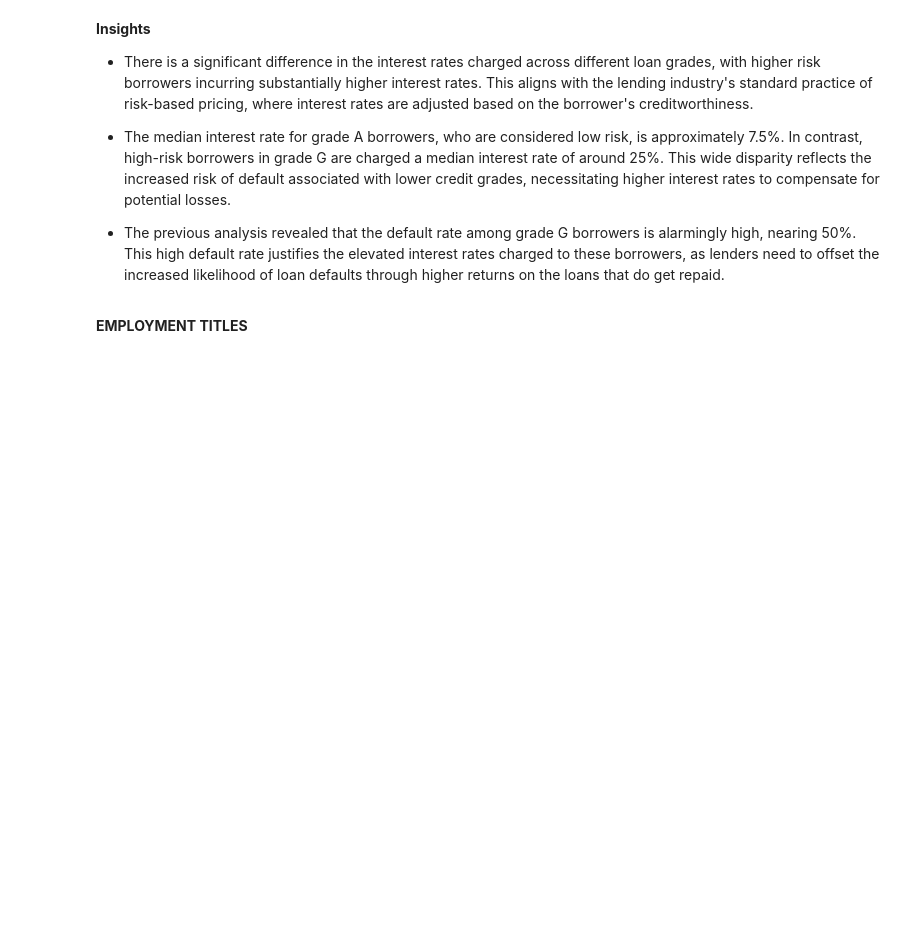
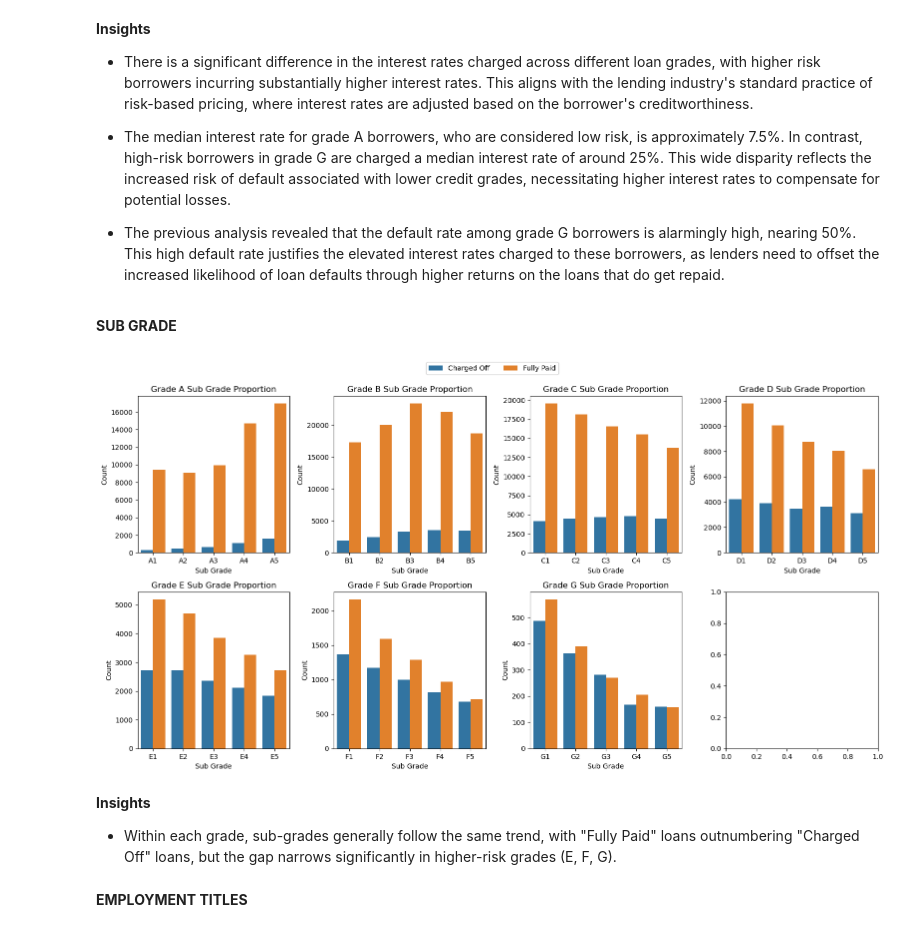
Before and after one commit to KennedyOwinoJnr/Loan-Default-Prediction, a Jupyter notebook: Notebook.ipynb, the cells around one changed output. Saved outputs shown, nothing was run; the diff lists cells and outputs as text; code cells hidden in the pictures; blank space fills up the shorter version.

Commit message:
updated eda subgrade

```diff
--- a/Notebook.ipynb
+++ b/Notebook.ipynb
@@ -470,6 +476,46 @@ plt.title('Distribution of Intrest Rate Vs the Loan Status');
 - The median interest rate for grade A borrowers, who are considered low risk, is approximately 7.5%. In contrast, high-risk borrowers in grade G are charged a median interest rate of around 25%. This wide disparity reflects the increased risk of default associated with lower credit grades, necessitating higher interest rates to compensate for potential losses.
 
 - The previous analysis revealed that the default rate among grade G borrowers is alarmingly high, nearing 50%. This high default rate justifies the elevated interest rates charged to these borrowers, as lenders need to offset the increased likelihood of loan defaults through higher returns on the loans that do get repaid.
+# %% [markdown]
+**SUB GRADE**
+# %%
+# listing the all the grades
+
+grades = ['A', 'B', 'C', 'D', 'E', 'F', 'G']
+
+#plottting proportion of subgrade for loan status for each subgrade.
+fig, axs = plt.subplots(ncols=4, nrows=2, figsize=(16, 8))
+
+for i, grade in enumerate(grades):
+    mask = df['grade'] == grade
+    df_mask = df[mask]
+    sub_loan_status_counts = df_mask.groupby(['sub_grade', 'loan_status']).size().reset_index(name='counts')
+
+    ax = axs[i // 4, i % 4]
+
+    sns.barplot(x='sub_grade', y='counts', hue='loan_status', data=sub_loan_status_counts, ax=ax)
+
+    # Removing the individual legend
+    ax.legend_.remove()
+
+    # Labeling the axes
+    ax.set_title(f'Grade {grade} Sub Grade Proportion')
+    ax.set_ylabel('Count')
+    ax.set_xlabel('Sub Grade')
+
+# Creating a single legend for the entire figure
+handles, labels = ax.get_legend_handles_labels()
+fig.legend(handles, labels, loc='upper center', bbox_to_anchor=(0.5, 1.05), ncol=3)
+
+# Adjust layout to avoid overlap
+plt.tight_layout()
+plt.show()
+# %% [output]
+[figure, added]
+# %% [markdown]
+**Insights**
+
+-  Within each grade, sub-grades generally follow the same trend, with "Fully Paid" loans outnumbering "Charged Off" loans, but the gap narrows significantly in higher-risk grades (E, F, G).
 # %% [markdown]
 **EMPLOYMENT TITLES**
 # %%
```
Also changed, not shown: parts of 18 cells of this notebook, 1 other file.
